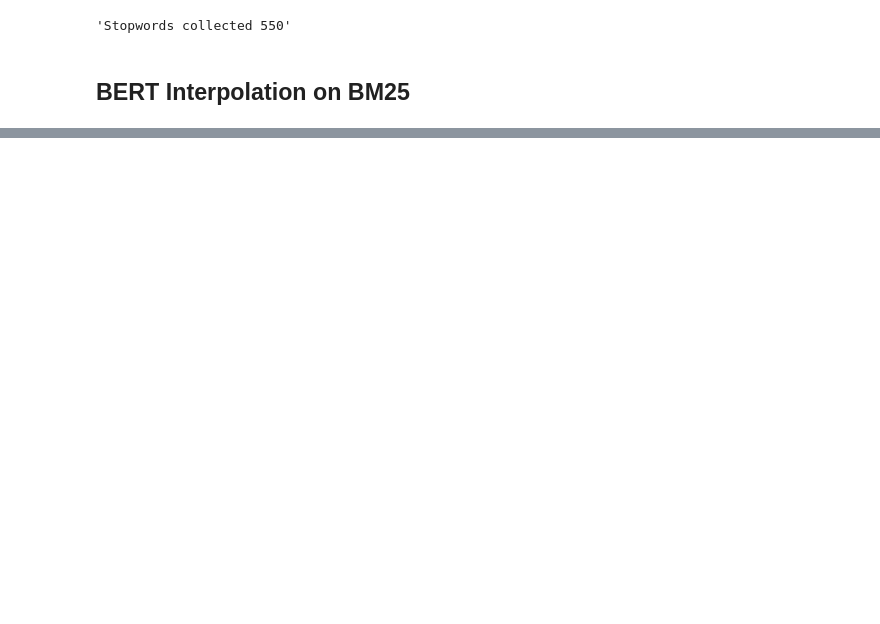
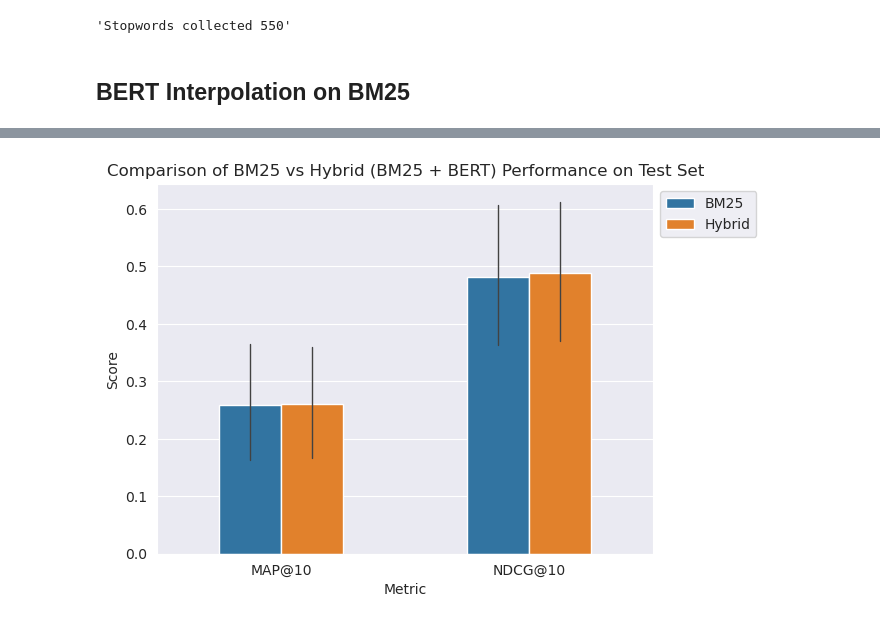
Before and after one commit to anusha-pathuri/satire-news-search-engine, a Jupyter notebook: notebooks/05_BERT_opt.ipynb, the cells around one changed output, grey strips where cells are left out. Drawn from its saved outputs; the diff is of its cells as text; code cells hidden in the pictures; blank space fills up the shorter version.

```diff
--- a/notebooks/05_BERT_opt.ipynb
+++ b/notebooks/05_BERT_opt.ipynb
@@ -147,0 +195,30 @@ plt.show()
+# %%
+metrics = {
+    "BM25": metrics_bm25,
+    "Hybrid": metrics_hybrid,
+}
+
+metrics_df = []
+for ranker, metrics in metrics.items():
+    metrics_df.append({
+        "ranker": ranker, "metric": "MAP@10",
+        "mean_score": metrics["map"], "scores": metrics["map_list"]
+    })
+    metrics_df.append({
+        "ranker": ranker, "metric": "NDCG@10",
+        "mean_score": metrics["ndcg"], "scores": metrics["ndcg_list"]
+    })
+
+metrics_df = pd.DataFrame(metrics_df)
+metrics_df_long = metrics_df.drop("mean_score", axis=1).explode("scores")
+
+sns.barplot(data=metrics_df_long, x="metric", y="scores", hue="ranker",
+            estimator='mean', errorbar=('ci', 95), width=0.5, errwidth=1)
+
+plt.title("Comparison of BM25 vs Hybrid (BM25 + BERT) Performance on Test Set")
+plt.legend(bbox_to_anchor=(1,1))
+plt.xlabel("Metric")
+plt.ylabel("Score")
+plt.show()
+# %% [output]
+[figure, added]
```
Also changed, not shown: parts of 16 cells of this notebook, 1 other file.
